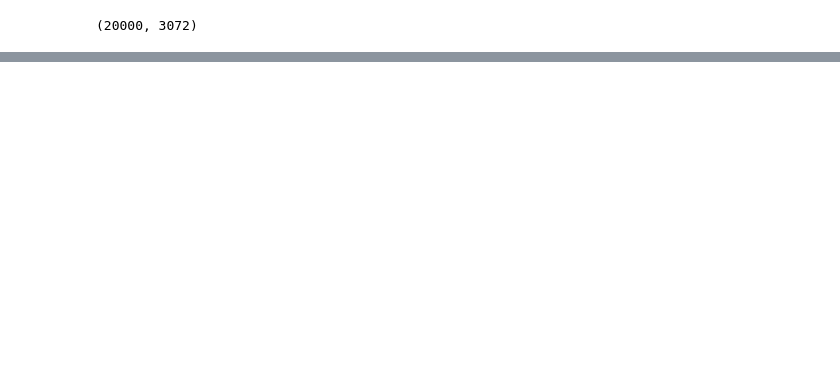
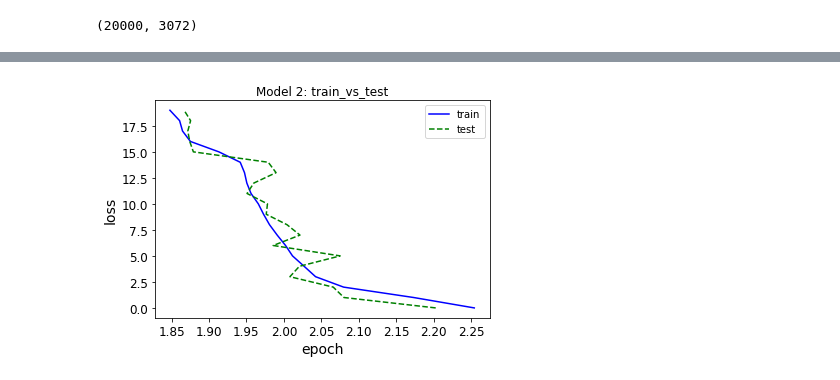
Before and after one commit to cangokalp/EE-460J, a Jupyter notebook: lab_4/CNNs_5&6.ipynb, the cells around one changed output, grey strips where cells are left out. Drawn from its saved outputs; the diff is of its cells as text; code cells hidden in the pictures; blank space fills up the shorter version.

```diff
--- a/lab_4/CNNs_5&6.ipynb
+++ b/lab_4/CNNs_5&6.ipynb
@@ -315,25 +368,23 @@ plt.show()
 # %%
 model2 = nn.Sequential(
-    nn.Conv2d(3, 128, kernel_size=3, stride=1, padding=1),
+    nn.Conv2d(3, 32, kernel_size=3, stride=1, padding=1),
     nn.ReLU(),
-    nn.Conv2d(128, 256, kernel_size=3, stride=1, padding=1),
+    nn.Conv2d(32, 10, kernel_size=3, stride=1, padding=1),
     nn.ReLU(),
     nn.MaxPool2d(2),
-    nn.Conv2d(256, 128, kernel_size=3, stride=1, padding=1),
+    # Lambda(lambda x: x.view(x.size(0), -1)),
+    nn.Flatten(),
+    nn.Linear(10*16*16, 32),
     nn.ReLU(),
-    nn.Conv2d(128, 64, kernel_size=3, stride=1, padding=1),
-    nn.ReLU(),
-    nn.Flatten(),
-    nn.Linear(64*16*16, 128),
-    nn.ReLU(),
-    nn.Linear(128, 10)
+    nn.Linear(32, 10),
+    nn.Softmax(),
 )
 
 from torch import optim
 
 momentum = 0.9
 lr = 0.5  # learning rate
-epochs = 10
-opt = optim.SGD(model.parameters(), lr=lr, momentum=momentum)
+epochs = 20
+opt = optim.SGD(model2.parameters(), lr=lr, momentum=momentum)
 
-train_losses, test_losses = fit(epochs, model, loss_func, opt, train_dl, test_dl, c=3, p=32)
+train_losses, test_losses = fit(epochs, model2, loss_func, opt, train_dl, test_dl)
@@ -340,8 +399,10 @@ train_losses, test_losses = fit(epochs, model, loss_func, opt, train_dl, test_dl
 # %%
-plt.plot(train_losses, range(len(train_losses)), 'b-', legend='train' )
-plt.plot(test_losses, range(len(test_losses)), 'g--', legend='test')
+plt.plot(train_losses, range(len(train_losses)), 'b-', label='train' )
+plt.plot(test_losses, range(len(test_losses)), 'g--', label='test')
 plt.xlabel('epoch')
 plt.ylabel('loss')
 plt.title('Model 2: train_vs_test')
 plt.legend()
 plt.show()
+# %% [output]
+[figure, added]
```
Also changed, not shown: parts of 27 cells of this notebook.
